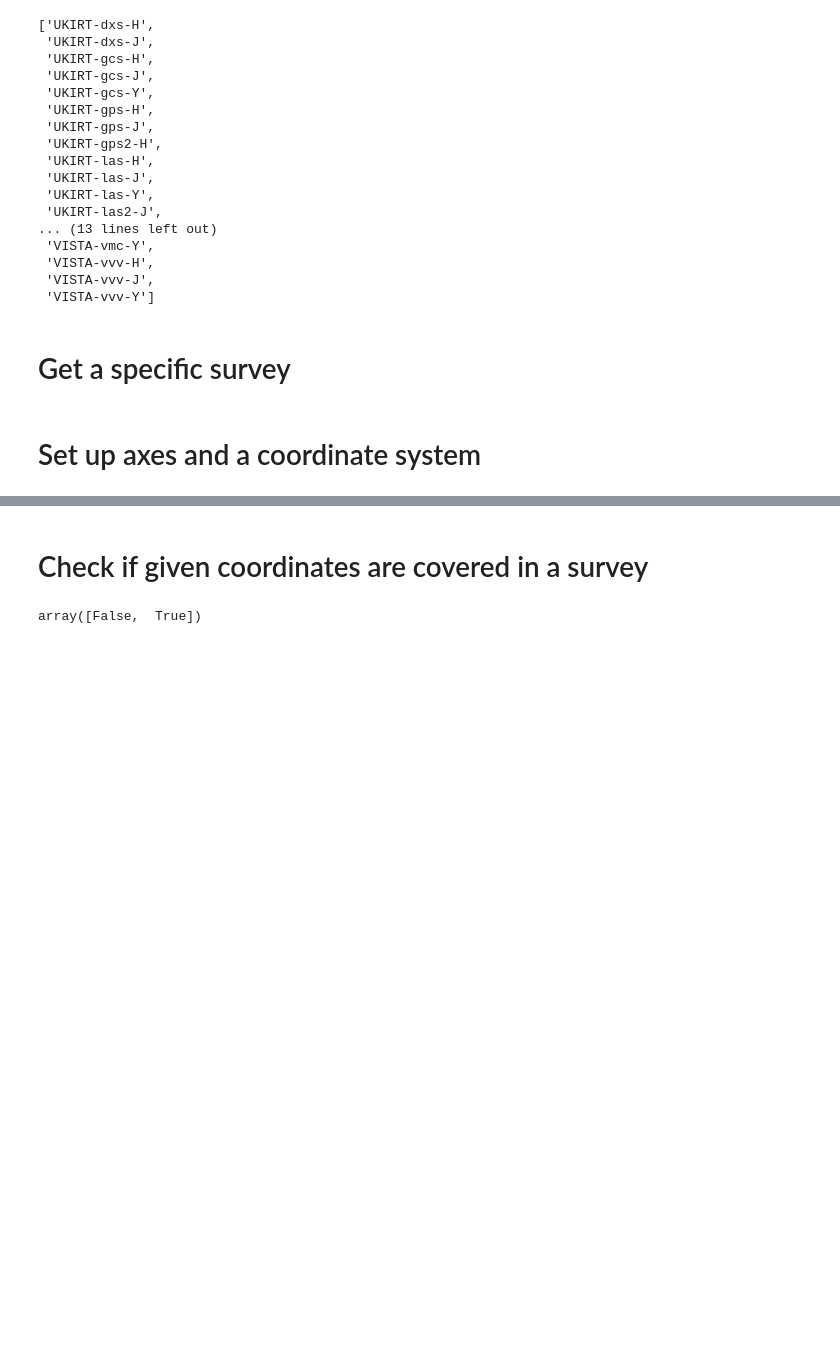
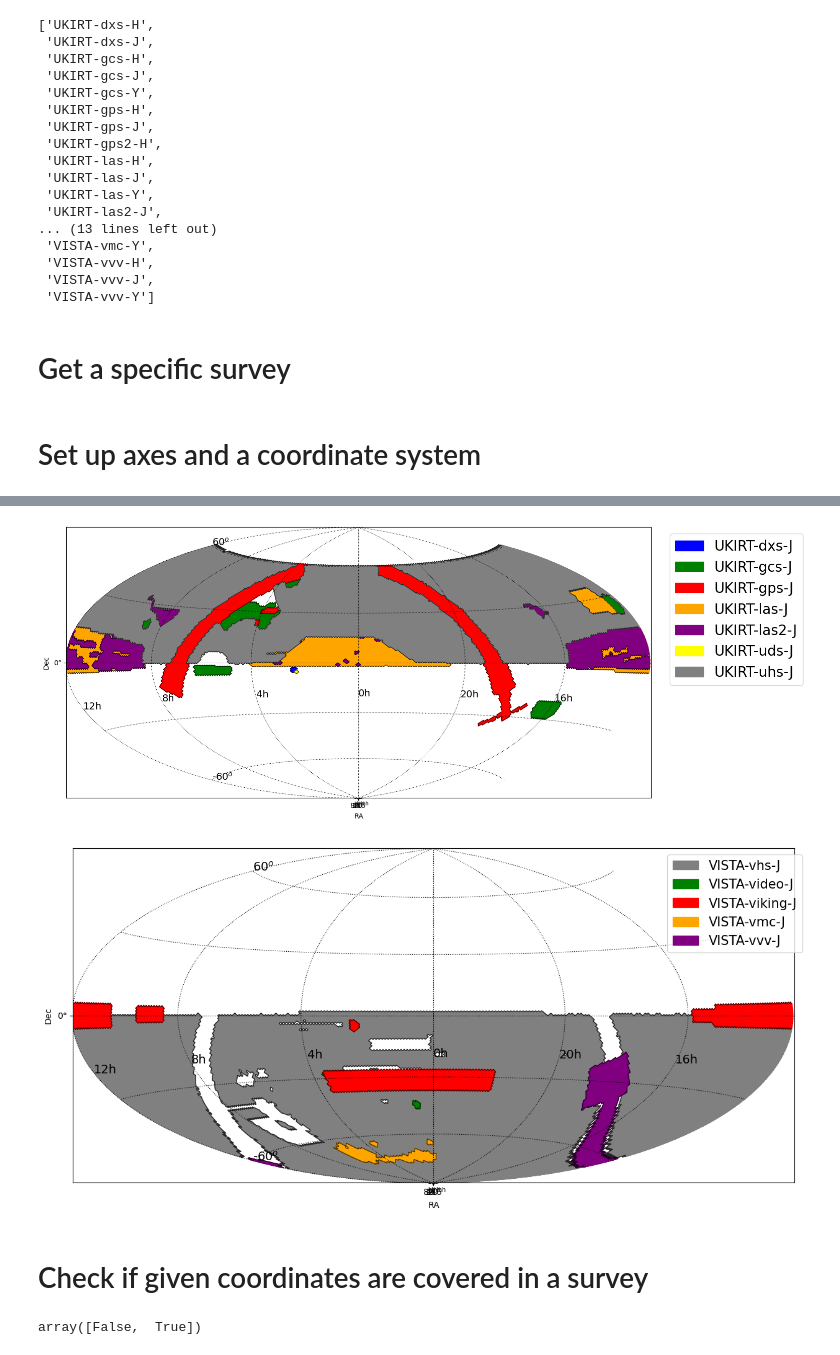
Before and after one commit to virajkaram/astrosurveyutils, a Jupyter notebook: survey_coverage/notebooks/example.ipynb, the cells around one changed output, grey strips where cells are left out. Cells and saved outputs as stored; diff of their text form; code cells hidden in the pictures; blank space fills up the shorter version.

```diff
--- a/survey_coverage/notebooks/example.ipynb
+++ b/survey_coverage/notebooks/example.ipynb
@@ -54,3 +68,79 @@ plt.grid(color="black", linestyle="dotted")
+# %%
+# Get all known surveys in J-band
+ukirt_surveys = get_known_ukirt_surveys()
+ukirt_J_surveys = [x for x in ukirt_surveys if x.filter_name=='J']
+
+vista_surveys = get_known_vista_surveys()
+vista_J_surveys = [x for x in vista_surveys if x.filter_name=='J']
+
+wcs = WCS(naxis=2)
+wcs.wcs.ctype = ["RA---AIT", "DEC--AIT"]
+wcs.wcs.crval = [0.0, 0.0]
+wcs.wcs.cdelt = np.array([-0.675, 0.675])
+wcs.wcs.crpix = [240.5, 120.5]
+
+fig = plt.figure(figsize=(15,7))
+ax = plt.subplot(projection=wcs)
+
+colors = ['blue', 'green','red', 'orange', 'purple', 'yellow', 'gray']
+for ind, survey in enumerate(ukirt_J_surveys):
+    survey.plot_coverage(ax=ax, wcs=wcs, color=colors[ind], border=True, label=f'{survey.survey_name}')
+
+ralabel_dec = -20
+ra_xlabel, ra_ylabel = wcs.all_world2pix([0, 60, 120, 180, 240, 300],[ralabel_dec]*6, 0)
+ra_labels = ['0h', '4h', '8h', '12h', '16h', '20h']
+
+for xcrd, ycrd, ra_label in zip(ra_xlabel, ra_ylabel, ra_labels):
+    ax.text(xcrd, ycrd, ra_label, size=14)
+
+
+declabel_ra = 180
+dec_xlabel, dec_ylabel = wcs.all_world2pix([declabel_ra]*2,[-60, 60], 0)
+dec_labels = [r'-60$^{o}$', r'60$^{o}$']
+
+for xcrd, ycrd, label in zip(dec_xlabel, dec_ylabel, dec_labels):
+    ax.text(xcrd, ycrd, label, size=14)
+
+ax.set_xlabel(r"RA")
+ax.set_ylabel(r"Dec")
+
+#ax.set_xlim(0,480)
+plt.legend(bbox_to_anchor=(1.02, 1), fontsize=20)
+plt.grid(color="black", linestyle="dotted")
+plt.savefig(r'ukirt_J_footprint.pdf', bbox_inches='tight')
+
+
+fig = plt.figure(figsize=(15,7))
+ax = plt.subplot(projection=wcs)
+
+colors = ['gray', 'green','red', 'orange', 'purple', 'yellow', 'gray']
+for ind, survey in enumerate(vista_J_surveys):
+    survey.plot_coverage(ax=ax, wcs=wcs, color=colors[ind], border=True, label=f'{survey.survey_name}')
+
+ralabel_dec = -20
+ra_xlabel, ra_ylabel = wcs.all_world2pix([0, 60, 120, 180, 240, 300],[ralabel_dec]*6, 0)
+ra_labels = ['0h', '4h', '8h', '12h', '16h', '20h']
+
+for xcrd, ycrd, ra_label in zip(ra_xlabel, ra_ylabel, ra_labels):
+    ax.text(xcrd, ycrd, ra_label, size=14)
+
+
+declabel_ra = 180
+dec_xlabel, dec_ylabel = wcs.all_world2pix([declabel_ra]*2,[-60, 60], 0)
+dec_labels = [r'-60$^{o}$', r'60$^{o}$']
+
+for xcrd, ycrd, label in zip(dec_xlabel, dec_ylabel, dec_labels):
+    ax.text(xcrd, ycrd, label, size=14)
+
+ax.set_xlabel(r"RA")
+ax.set_ylabel(r"Dec")
+#ax.set_xlim(0,480)
+plt.legend(bbox_to_anchor=(1.02, 1), fontsize=15)
+plt.grid(color="black", linestyle="dotted")
+plt.savefig(r'vista_J_footprint.pdf', bbox_inches='tight')
+# %% [output]
+[figure, added]
+[figure, added]
 # %% [markdown]
 # Check if given coordinates are covered in a survey
 # %%
```
Also changed, not shown: parts of 2 cells of this notebook, 1 other file.
